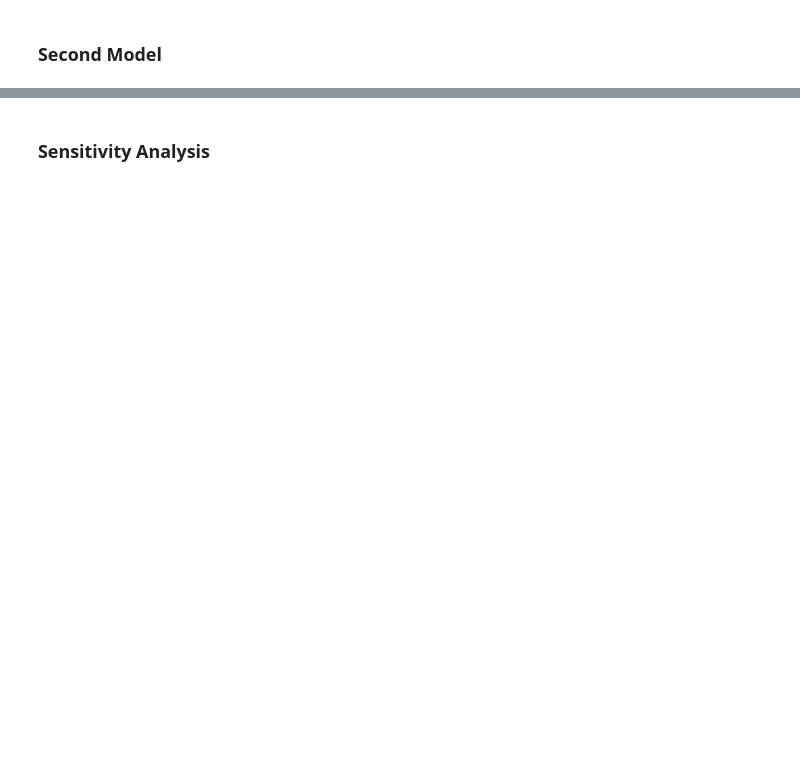
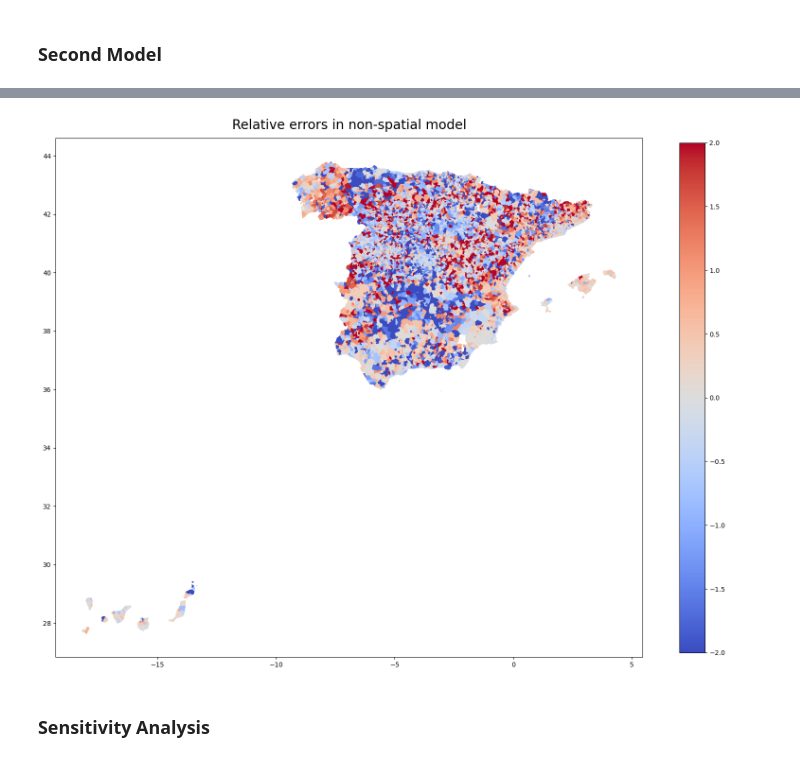
Before and after one commit to renswvw/CircularCityIndexSpain, a Jupyter notebook: notebooks/07linear.ipynb, the cells around one changed output, grey strips where cells are left out. Saved outputs shown, nothing was run; the diff lists cells and outputs as text; code cells hidden in the pictures; blank space fills up the shorter version.

```diff
--- a/notebooks/07linear.ipynb
+++ b/notebooks/07linear.ipynb
@@ -35,6 +45,6 @@ In a future release, GeoPandas will switch to using Shapely by default. If you a
 # %%
 # papermill parameters cell
-SAVE_FIGS = True
+SAVE_FIGS = False
 SAVE_MODEL = True
 DROP_VARIABLE = True
 
@@ -487,7 +571,7 @@ pipe_rfe = Pipeline(
 
 # Define the param space for hyper-parameter tunning (in this case, the number of features to keep with RFE)
 #nr_of_features = len(X.axes[1])
-param_grid_rfe = [{"rfe__n_features_to_select": np.arange(8, 15, 1)}] #np.arange(nr_of_features, 15, 1)}]
+param_grid_rfe = [{"rfe__n_features_to_select": np.arange(6, 15, 1)}] #np.arange(nr_of_features, 15, 1)}]
 
 search_rfe = GridSearchCV(
     pipe_rfe, param_grid_rfe, scoring="neg_root_mean_squared_error", n_jobs=-1
@@ -699,31 +822,33 @@ pa_rfe.plot_errors(save_fig=SAVE_FIGS, root_name=DIR_LINEAR + "transformed_model
 # %%
 # Plot relative errors in linear model on map
 y_transformed.index = y.index
 geo_info["Chosen_Error_Transformed"] = 2 * (y_transformed - y_pred_transformed) / (abs(y_transformed) + abs(y_pred_transformed))
 
 col_lim = max(abs(geo_info["Chosen_Error_Transformed"].min()), abs(geo_info["Chosen_Error_Transformed"].max()))
 
 fig, ax = plt.subplots(figsize=(20, 20))
 
 geo_info.plot(
     ax=ax,
     column="Chosen_Error_Transformed",
     edgecolor=line_color(AREA_TO_PREDICT),
     legend=True,
     figsize=(20, 20),
     cmap="coolwarm",
     vmin=-col_lim,
     vmax=col_lim,
     legend_kwds={"shrink": 0.7},
 )
 
-ax.set_title("Relative errors in second linear model", fontsize=20, y=1.01)
+ax.set_title("Relative errors in non-spatial model", fontsize=20, y=1.01)
 
 
 if SAVE_FIGS is True:
     plt.savefig(DIR_LINEAR + "relative_errors_transformed.svg", format="svg")
 
 plt.show()
+# %% [output]
+[figure, added]
 # %% [markdown]
 ### Sensitivity Analysis
 # %%
```
Also changed, not shown: parts of 22 cells of this notebook, 8 other files.
